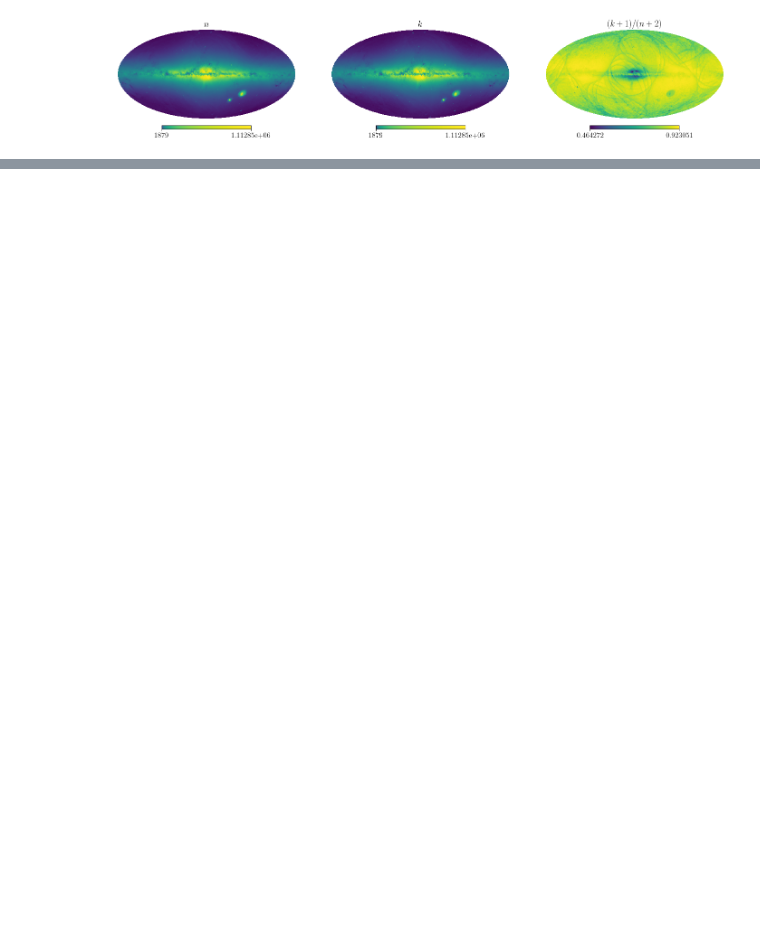
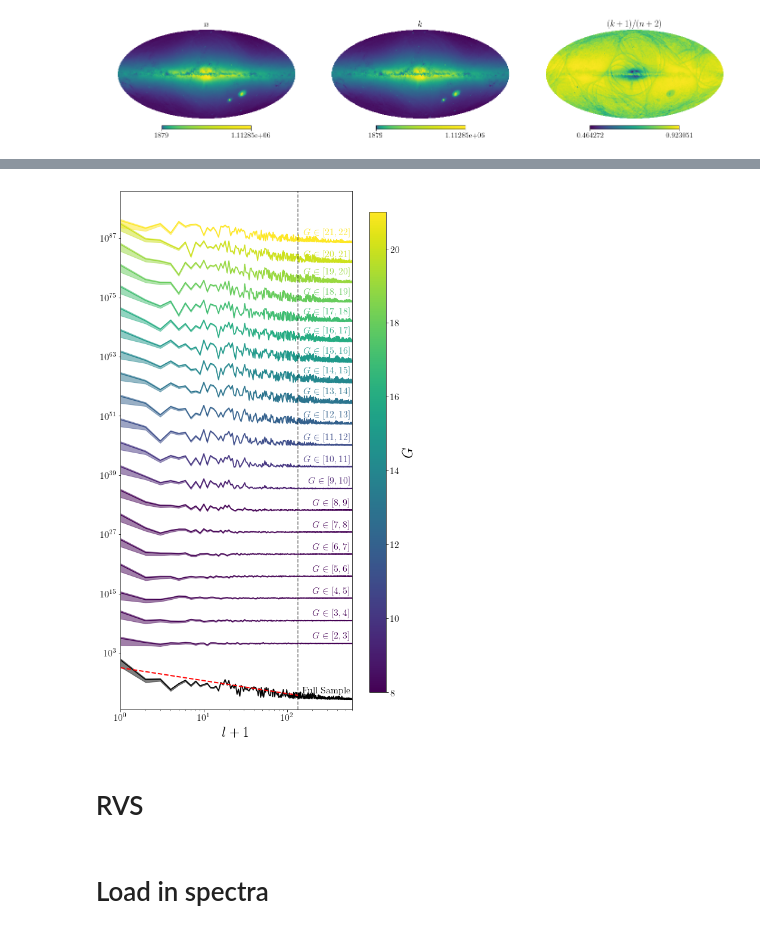
Before and after one commit to gaiaverse/astrometry, a Jupyter notebook: Results/PowerSpectra.ipynb, the cells around one changed output, grey strips where cells are left out. Saved outputs shown, nothing was run; the diff lists cells and outputs as text; code cells hidden in the pictures; blank space fills up the shorter version.

```diff
--- a/Results/PowerSpectra.ipynb
+++ b/Results/PowerSpectra.ipynb
@@ -362,0 +361,44 @@ Z = X**2 + 10*Y
+# %%
+fig, ax = plt.subplots(1,1,figsize=(8,16))
+
+cmap = cm.viridis; mmin=8.; mmax=21.
+
+var_lower = scipy.stats.chi2.ppf(0.16, 2*lvals+1)/(2*lvals+1)
+var_upper = scipy.stats.chi2.ppf(0.84, 2*lvals+1)/(2*lvals+1)
+offset = 8; shift=2
+
+for i, mag in tqdm.tqdm_notebook(enumerate(magbins[:-1]), total=len(magbins[:-1])):
+    spectrum = spectra[i,2].copy()
+    plt.plot(lvals+1, spectrum*10**(2*float(offset+shift*i)), color=cmap((mag-mmin)/(mmax-mmin)))
+    plt.fill_between(lvals+1, spectrum*var_lower*10**(2*float(offset+shift*i)),
+                    spectrum*var_upper*10**(2*float(offset+shift*i)), color=cmap((mag-mmin)/(mmax-mmin)),
+                    alpha=0.5)
+
+    plt.text(lmax*0.95, spectrum[lmax_fit]*10**(2*float(offset+shift*i+0.5)), r'$G\in[%.0f,%.0f]$'%(magbins[i],magbins[i+1]),
+             ha='right', color=cmap((mag-mmin)/(mmax-mmin)))
+
+spectrum = fullspectrum.copy()
+
+plt.plot(lvals+1, spectrum, color='k')
+plt.fill_between(lvals+1, spectrum*var_lower, spectrum*var_upper, color='k', alpha=0.5)
+plt.plot(np.arange(lmax_fit)+1, model(np.arange(lmax_fit), result['x']),  '--r', linewidth=2)
+plt.text(lmax*0.95, spectrum[lmax_fit]*10**(2*0.5), r'Full Sample', ha='right', color='k')
+
+
+plt.yscale('log'); plt.xscale('log'); plt.xlabel(r'$l+1$', fontsize=24)
+plt.ylim(np.min(fullspectrum/100), np.max(fullspectrum*10**(2*float(offset+shift*(M-1)+0.5))*100))
+plt.plot([lmax_fit,lmax_fit],[ax.get_ylim()[0],ax.get_ylim()[1]],'--k', alpha=0.5)
+plt.xlim(1,lmax+1)
+
+
+# Adding cbar axes to subplots
+fig.subplots_adjust(right=0.8)
+cbar_ax = fig.add_axes([0.85, 0.15, 0.05, 0.7])
+norm = matplotlib.colors.Normalize(vmin=mmin,vmax=mmax)
+im = plt.cm.ScalarMappable(norm=norm, cmap='viridis')
+im.set_array([])
+cbar = fig.colorbar(im, cax=cbar_ax)
+cbar.set_label(r'$G$', fontsize=24)
+
+#plt.savefig('figs/powerspectrum_betamean_fit-pl_ast_nside%d.png' % nside, bbox_inches='tight')
+# %% [output]
@@ -362,0 +406,5 @@ Z = X**2 + 10*Y
+[figure, added]
+# %% [markdown]
+# RVS
+# %% [markdown]
+# Load in spectra
```
Also changed, not shown: parts of 59 cells of this notebook, 8 other files.
